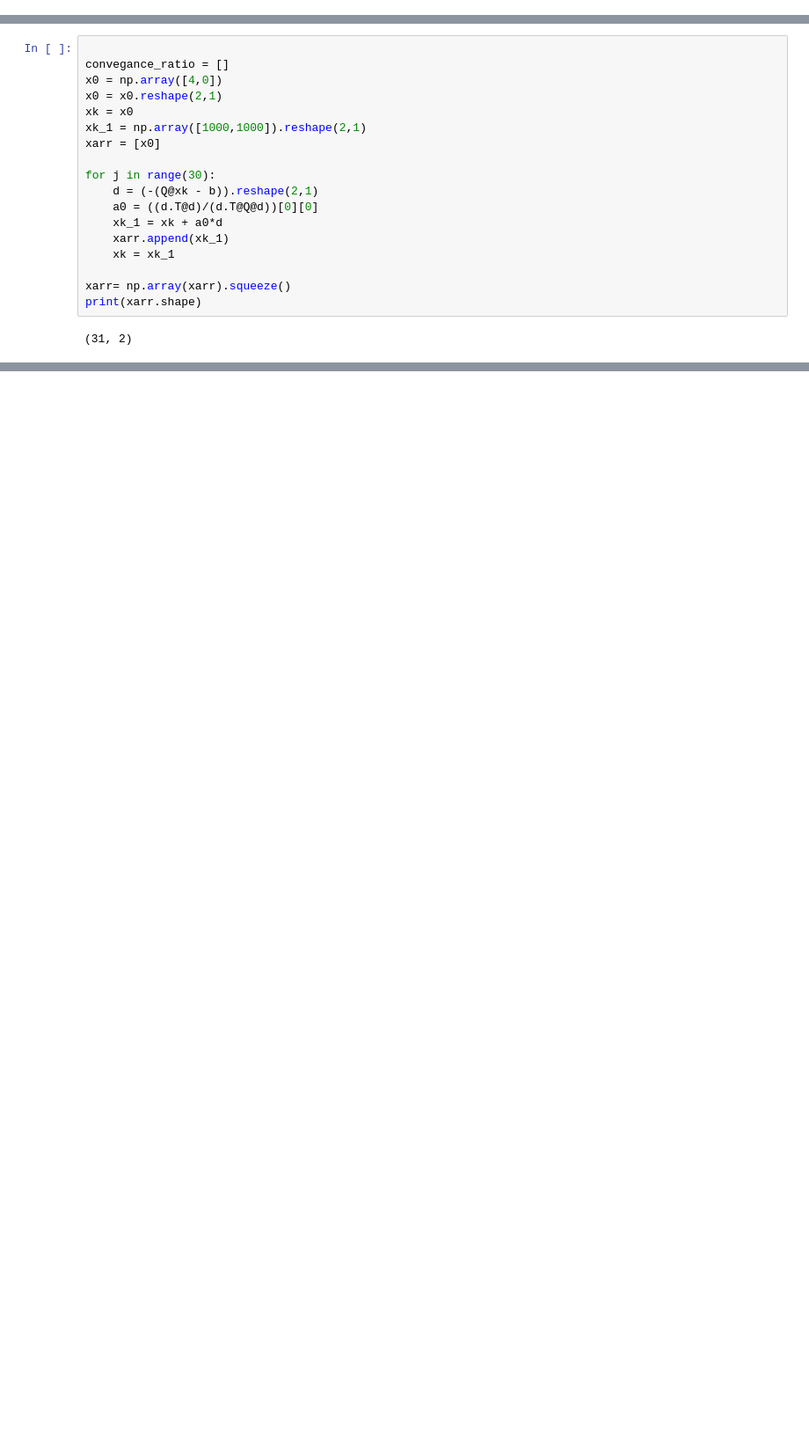
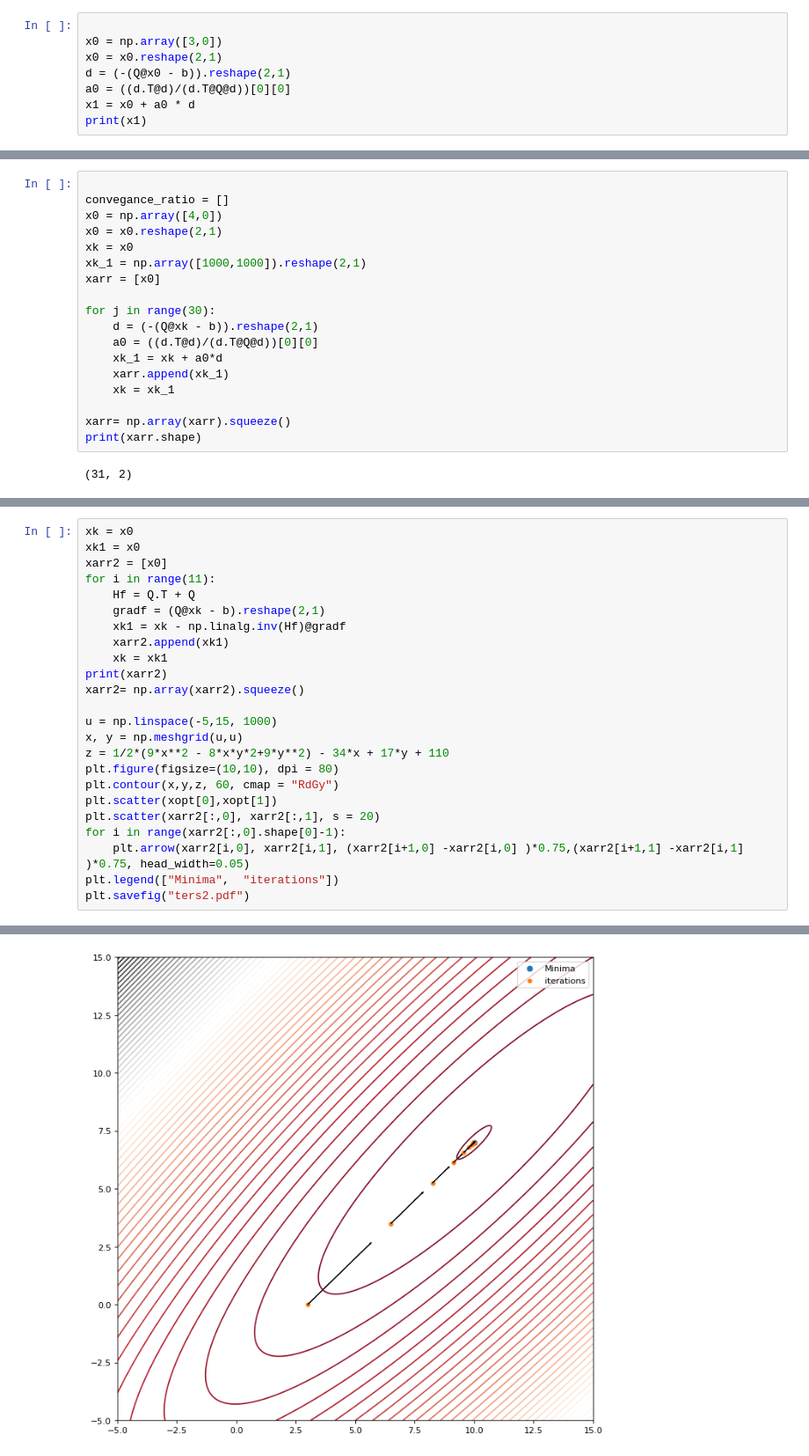
Before and after one commit to YassYe/LinearProgramingBonanza, a Jupyter notebook: week9Problems.ipynb, the cells around one changed output, grey strips where cells are left out. Shown at 88% size. Drawn from its saved outputs; the diff is of its cells as text; blank space fills up the shorter version.

```diff
--- a/week9Problems.ipynb
+++ b/week9Problems.ipynb
@@ -22,0 +34,8 @@ print(xopt, f(xopt))
+# %%
+
+x0 = np.array([3,0])
+x0 = x0.reshape(2,1)
+d = (-(Q@x0 - b)).reshape(2,1)
+a0 = ((d.T@d)/(d.T@Q@d))[0][0]
+x1 = x0 + a0 * d
+print(x1)
@@ -59,0 +91,25 @@ plt.savefig("ters.pdf")
+# %%
+xk = x0
+xk1 = x0
+xarr2 = [x0]
+for i in range(11):
+    Hf = Q.T + Q
+    gradf = (Q@xk - b).reshape(2,1)
+    xk1 = xk - np.linalg.inv(Hf)@gradf
+    xarr2.append(xk1)
+    xk = xk1
+print(xarr2)
+xarr2= np.array(xarr2).squeeze()
+
+u = np.linspace(-5,15, 1000)
+x, y = np.meshgrid(u,u)
+z = 1/2*(9*x**2 - 8*x*y*2+9*y**2) - 34*x + 17*y + 110
+plt.figure(figsize=(10,10), dpi = 80)
+plt.contour(x,y,z, 60, cmap = "RdGy")
+plt.scatter(xopt[0],xopt[1])
+plt.scatter(xarr2[:,0], xarr2[:,1], s = 20)
+for i in range(xarr2[:,0].shape[0]-1):
+    plt.arrow(xarr2[i,0], xarr2[i,1], (xarr2[i+1,0] -xarr2[i,0] )*0.75,(xarr2[i+1,1] -xarr2[i,1] )*0.75, head_width=0.05)
+plt.legend(["Minima",  "iterations"])
+plt.savefig("ters2.pdf")
+# %% [output]
@@ -59,0 +129 @@ plt.savefig("ters.pdf")
+[figure, added]
```
Also changed, not shown: parts of 12 cells of this notebook, 3 other files.
